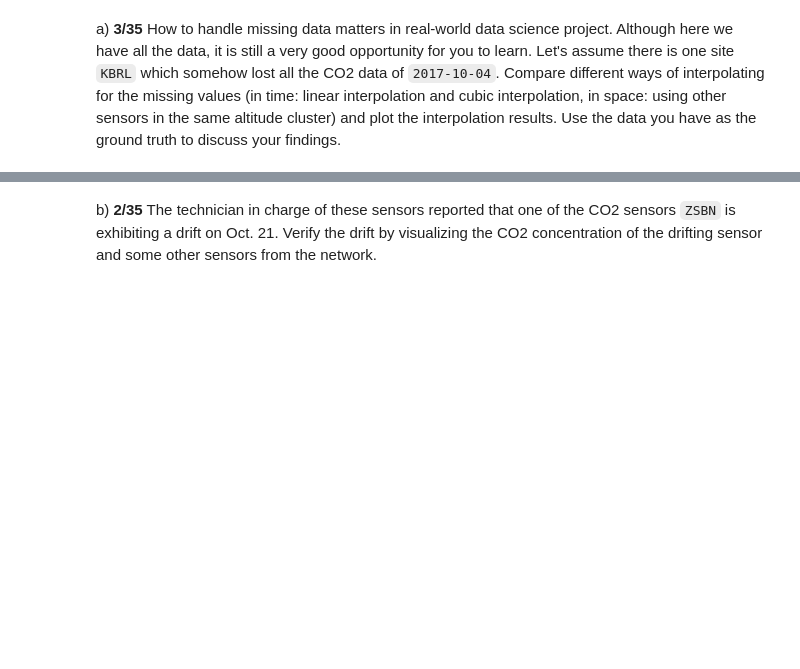
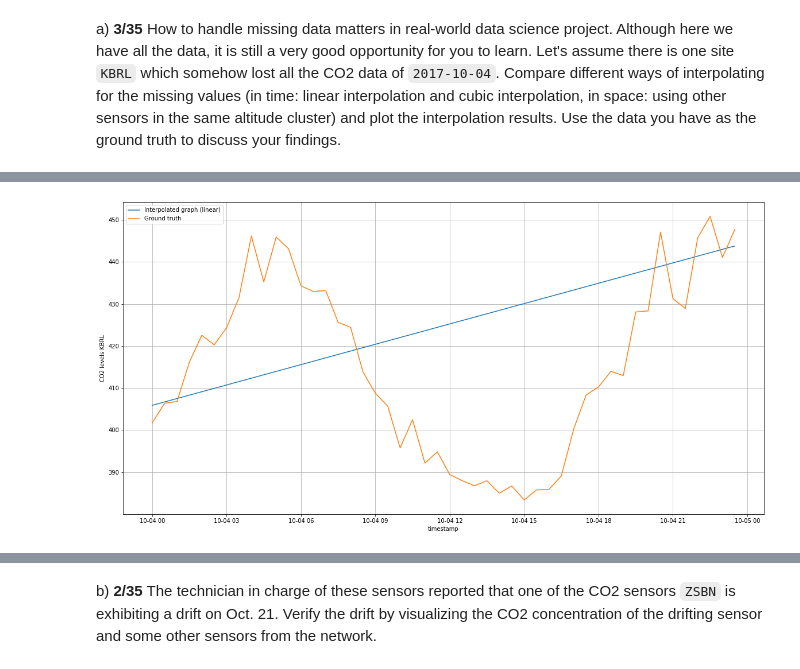
Before and after one commit to FurkanKarakas/dslab-homework-2, a Jupyter notebook: notebooks/DSLab_homework-2.ipynb, the cells around one changed output, grey strips where cells are left out. Drawn from its saved outputs; the diff is of its cells as text; code cells hidden in the pictures; blank space fills up the shorter version.

```diff
--- a/notebooks/DSLab_homework-2.ipynb
+++ b/notebooks/DSLab_homework-2.ipynb
@@ -291,3 +291,8 @@ __Note__: You can use the python library [Folium](https://python-visualization.g
 ### PART III: Model fitting for data curation (35 points)
 # %% [markdown]
 a) __3/35__ How to handle missing data matters in real-world data science project. Although here we have all the data, it is still a very good opportunity for you to learn. Let's assume there is one site `KBRL` which somehow lost all the CO2 data of `2017-10-04`. Compare different ways of interpolating for the missing values (in time: linear interpolation and cubic interpolation, in space: using other sensors in the same altitude cluster) and plot the interpolation results. Use the data you have as the ground truth to discuss your findings.
+# %%
+fd_final = pd.read_csv('../data/merged_data.csv', index_col='timestamp', parse_dates=True)
+df_kbrl = fd_final.loc[fd_final['LocationName'] == 'KBRL']
+ground_truth = df_kbrl.loc[datetime.date(2017,10,4) == df_kbrl.index.date]
+ground_truth
@@ -293,0 +318,3 @@ a) __3/35__ How to handle missing data matters in real-world data science projec
+# %%
+df_kbrl.loc[datetime.date(2017,10,4) == df_kbrl.index.date, 'CO2'] = np.nan
+df_kbrl.loc[datetime.date(2017,10,4) == df_kbrl.index.date]
@@ -293,0 +345,13 @@ a) __3/35__ How to handle missing data matters in real-world data science projec
+# %%
+df_kbrl_time_linear = df_kbrl.interpolate(method='linear')
+interpolated_linear = df_kbrl_time_linear.loc[datetime.date(2017,10,4) == df_kbrl_time_linear.index.date]
+plt.figure(figsize=(20,10))
+plt.plot(interpolated_linear['CO2'])
+plt.plot(ground_truth['CO2'])
+plt.xlabel('timestamp')
+plt.ylabel('CO2 levels KBRL')
+plt.grid(True)
+plt.legend(['Interpolated graph (linear)','Ground truth'])
+plt.show()
+# %% [output]
+[figure, added]
```
Also changed, not shown: parts of 4 cells of this notebook.
